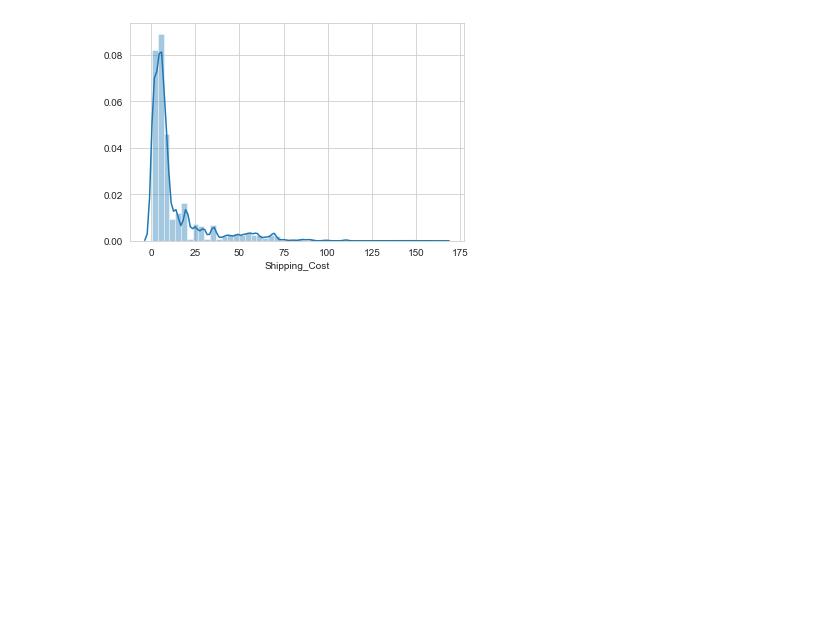
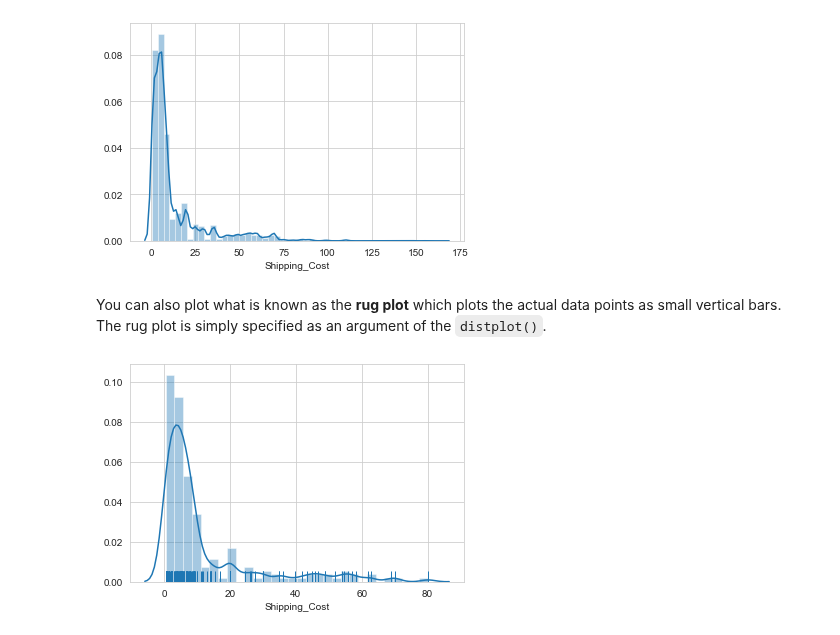
Before and after one commit to R-aryan/Machine_Learning_Crash_Course, a Jupyter notebook: Data Visualization/Seaborn_Introduction.ipynb, the cells around one changed output. Cells and saved outputs as stored; diff of their text form; code cells hidden in the pictures; blank space fills up the shorter version.

````diff
--- a/Data Visualization/Seaborn_Introduction.ipynb
+++ b/Data Visualization/Seaborn_Introduction.ipynb
@@ -43,3 +43,12 @@ sns.distplot(df['Shipping_Cost'])
 plt.show()
 # %% [output]
 [figure]
+# %% [markdown]
+You can also plot what is known as the **rug plot** which plots the actual data points as small vertical bars. The rug plot is simply specified as an argument of the ```distplot()```.
+# %%
+# rug = True
+# plotting only a few points since rug takes a long while
+sns.distplot(df['Shipping_Cost'][:200],rug=True)
+plt.show()
+# %% [output]
+[figure, added]
````
Also changed, not shown: parts of 1 cell of this notebook.
